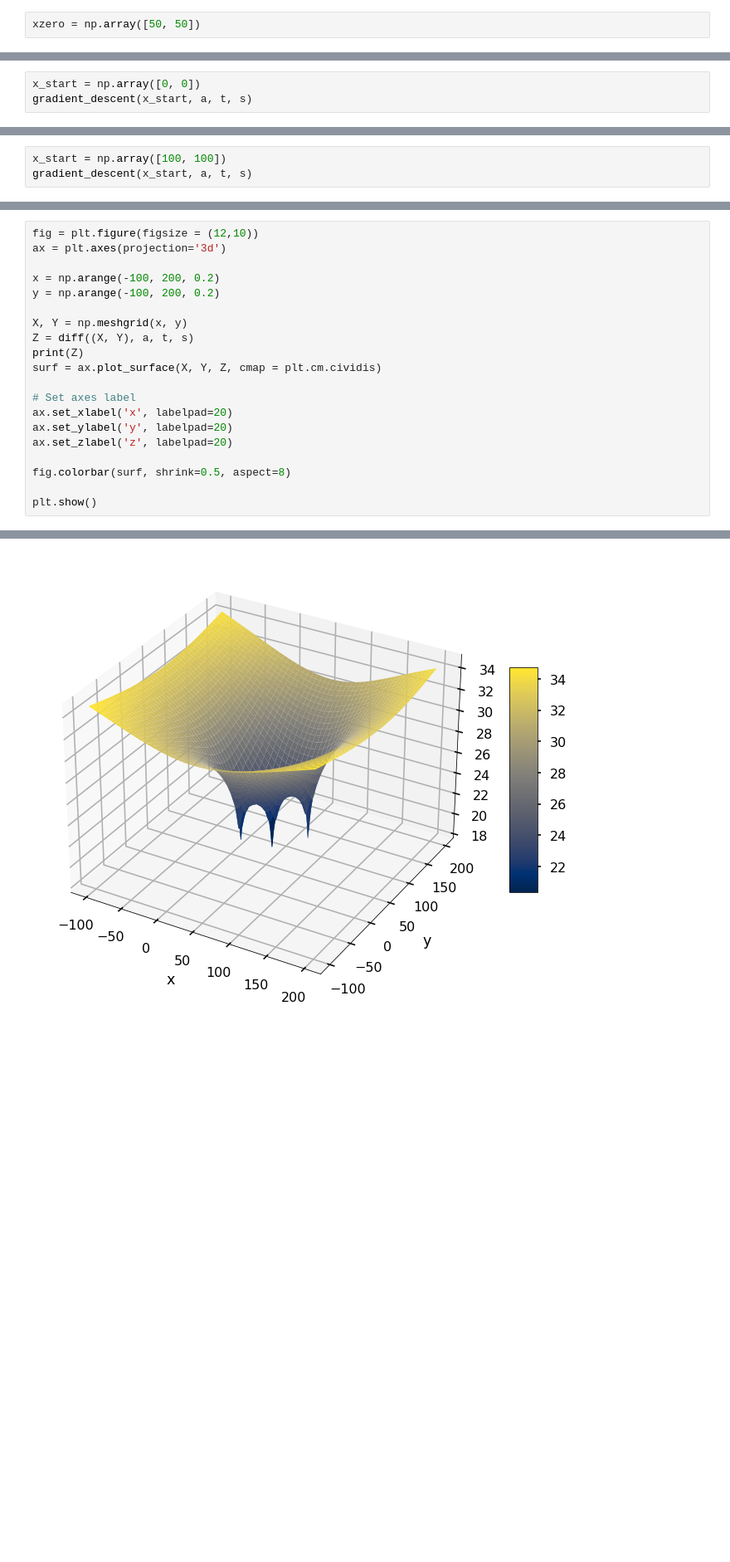
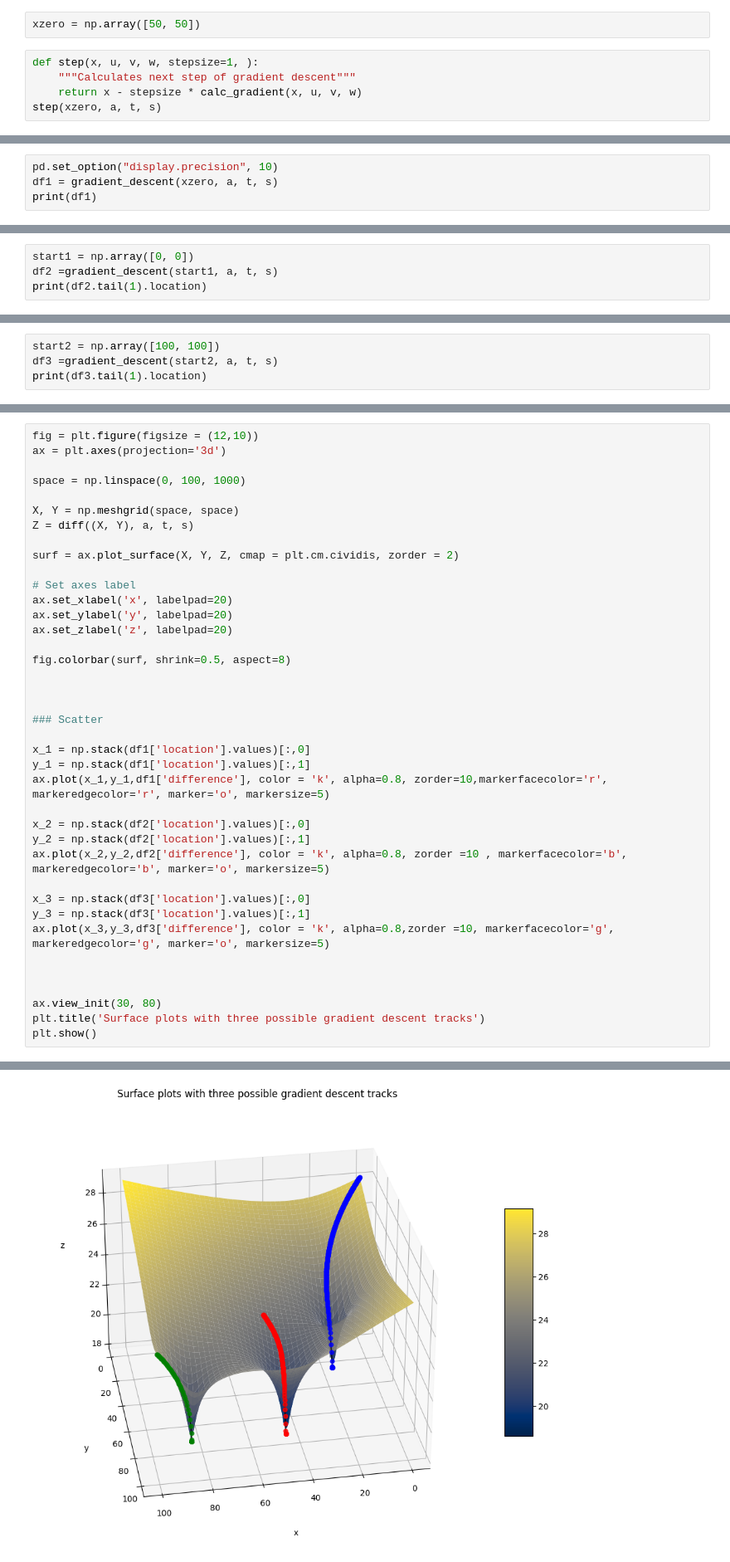
Before and after one commit to timmooren/estimate_gradient, a Jupyter notebook: note.ipynb, the cells around one changed output, grey strips where cells are left out. Shown: that part at 83% size. Drawn from its saved outputs; the diff is of its cells as text; blank space fills up the shorter version.

```diff
--- a/note.ipynb
+++ b/note.ipynb
@@ -96,2 +132,7 @@ Repeat this multiple times (make a function to do this automatically) and print
 # %%
 xzero = np.array([50, 50])
+# %%
+def step(x, u, v, w, stepsize=1, ):
+    """Calculates next step of gradient descent"""
+    return x - stepsize * calc_gradient(x, u, v, w)
+step(xzero, a, t, s)
@@ -139,0 +166,4 @@ array([54.87919384, 54.87919384])
+# %%
+pd.set_option("display.precision", 10)
+df1 = gradient_descent(xzero, a, t, s)
+print(df1)
@@ -142,4 +190,5 @@ Repeat step 7 with starting points (0,0) and (100,100). Do you always end up at
 # %%
-x_start = np.array([0, 0])
-gradient_descent(x_start, a, t, s)
+start1 = np.array([0, 0])
+df2 =gradient_descent(start1, a, t, s)
+print(df2.tail(1).location)
 # %% [output]
@@ -164,4 +197,5 @@ array([54.87919385, 54.87919385])
 # %%
-x_start = np.array([100, 100])
-gradient_descent(x_start, a, t, s)
+start2 = np.array([100, 100])
+df3 =gradient_descent(start2, a, t, s)
+print(df3.tail(1).location)
 # %% [output]
@@ -189,13 +209,12 @@ Make the nicest possible chart using mathplotlib that shows what the Diff functi
 fig = plt.figure(figsize = (12,10))
 ax = plt.axes(projection='3d')
 
-x = np.arange(-100, 200, 0.2)
-y = np.arange(-100, 200, 0.2)
+space = np.linspace(0, 100, 1000)
 
-X, Y = np.meshgrid(x, y)
+X, Y = np.meshgrid(space, space)
 Z = diff((X, Y), a, t, s)
-print(Z)
-surf = ax.plot_surface(X, Y, Z, cmap = plt.cm.cividis)
+
+surf = ax.plot_surface(X, Y, Z, cmap = plt.cm.cividis, zorder = 2)
 
 # Set axes label
 ax.set_xlabel('x', labelpad=20)
@@ -204,5 +223,25 @@ ax.set_zlabel('z', labelpad=20)
 
 fig.colorbar(surf, shrink=0.5, aspect=8)
 
+
+
+### Scatter
+
+x_1 = np.stack(df1['location'].values)[:,0]
+y_1 = np.stack(df1['location'].values)[:,1]
+ax.plot(x_1,y_1,df1['difference'], color = 'k', alpha=0.8, zorder=10,markerfacecolor='r', markeredgecolor='r', marker='o', markersize=5)
+
+x_2 = np.stack(df2['location'].values)[:,0]
+y_2 = np.stack(df2['location'].values)[:,1]
+ax.plot(x_2,y_2,df2['difference'], color = 'k', alpha=0.8, zorder =10 , markerfacecolor='b', markeredgecolor='b', marker='o', markersize=5)
+
+x_3 = np.stack(df3['location'].values)[:,0]
+y_3 = np.stack(df3['location'].values)[:,1]
+ax.plot(x_3,y_3,df3['difference'], color = 'k', alpha=0.8,zorder =10, markerfacecolor='g', markeredgecolor='g', marker='o', markersize=5)
+
+
+
+ax.view_init(30, 80)
+plt.title('Surface plots with three possible gradient descent tracks')
 plt.show()
 # %% [output]
@@ -222 +248 @@ plt.show()
-[figure, old version]
+[figure, new version]
```
Also changed, not shown: parts of 41 cells of this notebook.
